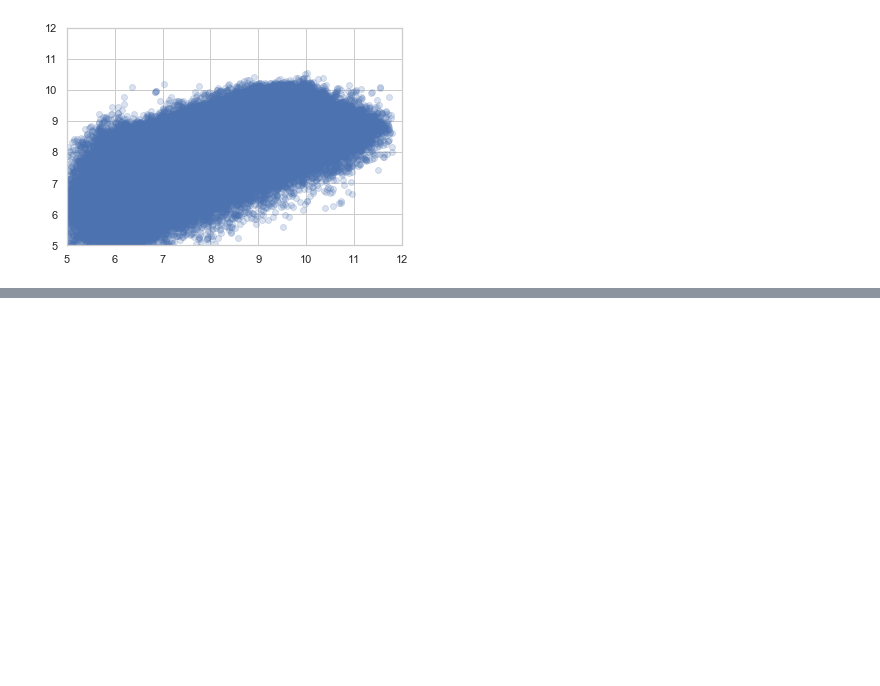
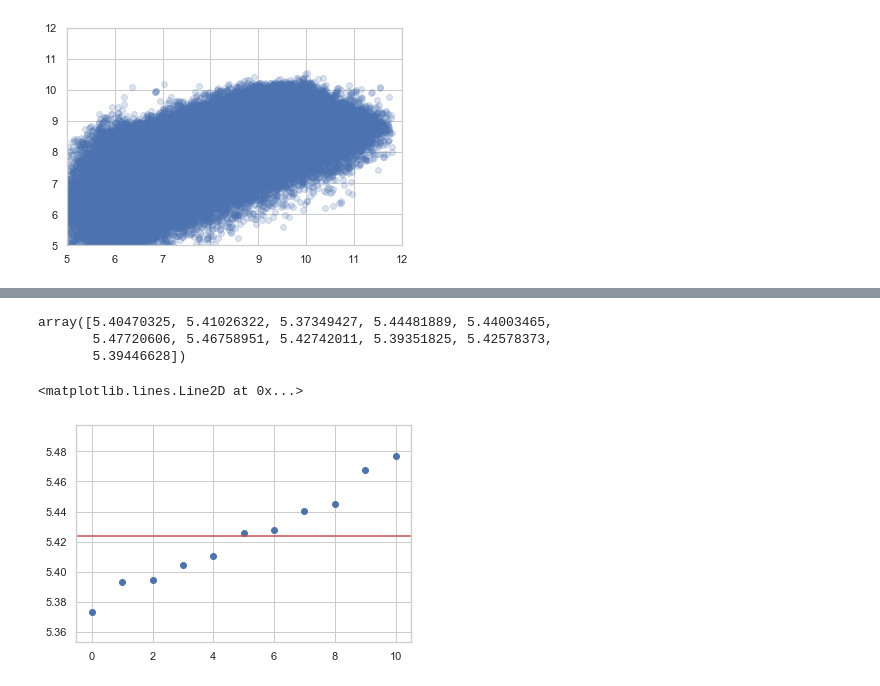
Before and after one commit to neylsoncrepalde/diversidade_mercado_ia, a Jupyter notebook: src/exploratoria.ipynb, the cells around one changed output, grey strips where cells are left out. Saved outputs shown, nothing was run; the diff lists cells and outputs as text; code cells hidden in the pictures; blank space fills up the shorter version.

Commit message:
fitted MixedEffModel. Explain...

```diff
--- a/src/exploratoria.ipynb
+++ b/src/exploratoria.ipynb
@@ -1088,0 +1094,15 @@ plt.ylim((5, 12))
+# %%
+Xmixed = sud[['Sexo Trabalhador',
+               'Escolaridade após 2005',
+               'Qtd Hora Contr',
+               'idadecent', 'Idade_quad',
+               'Brasileiro',
+               'Branco',
+               'Tempo Emprego',
+               'Ano'
+              ]]
+Xmixed.columns = ['sexo', 'esco', 'qtd_hr_cont',
+                  'idadecent', 'idade_quad', 'brasileiro', 'branco',
+                  'tempo_emprego', 'ano']
+bdmixed = pd.concat([Xmixed, y], axis=1)
+bdmixed
@@ -1088,0 +1123,6 @@ plt.ylim((5, 12))
+# %%
+vc_formula = {'esco': '0 + esco', 'idadecent': '0 + idadecent'}
+md = smf.mixedlm("deflacionado ~ sexo + esco + qtd_hr_cont + idadecent + idade_quad + brasileiro + branco + tempo_emprego",
+                 bdmixed, groups=bdmixed["ano"], re_formula="1", vc_formula=vc_formula, use_sqrt=False)
+mdf = md.fit(reml=False)
+print(mdf.summary())
@@ -1088,0 +1168,5 @@ plt.ylim((5, 12))
+# %%
+randfx = []
+for key, value in mdf.random_effects.items():
+    randfx.append(mdf.random_effects[key].values[0])
+    print(key, ":", mdf.random_effects[key].values[0])
@@ -1088,0 +1185,13 @@ plt.ylim((5, 12))
+# %%
+randfx = np.array(randfx) + mdf.params[0]
+randfx
+# %% [output]
+array([5.40470325, 5.41026322, 5.37349427, 5.44481889, 5.44003465,
+       5.47720606, 5.46758951, 5.42742011, 5.39351825, 5.42578373,
+       5.39446628])
+# %%
+plt.scatter(np.arange(len(randfx)), np.sort(randfx))
+plt.axhline(y=mdf.params[0], c='r', linestyle='-')
+# %% [output]
+<matplotlib.lines.Line2D at 0x...>
+[figure, added]
```
Also changed, not shown: parts of 7 cells of this notebook.
